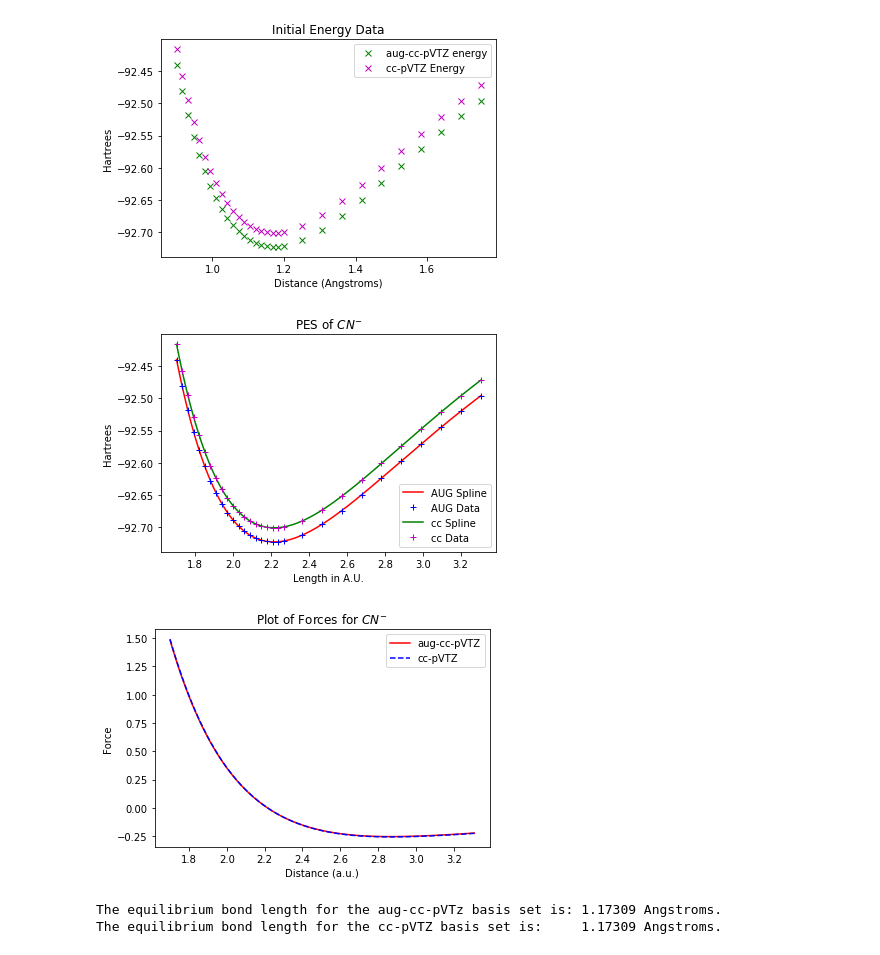
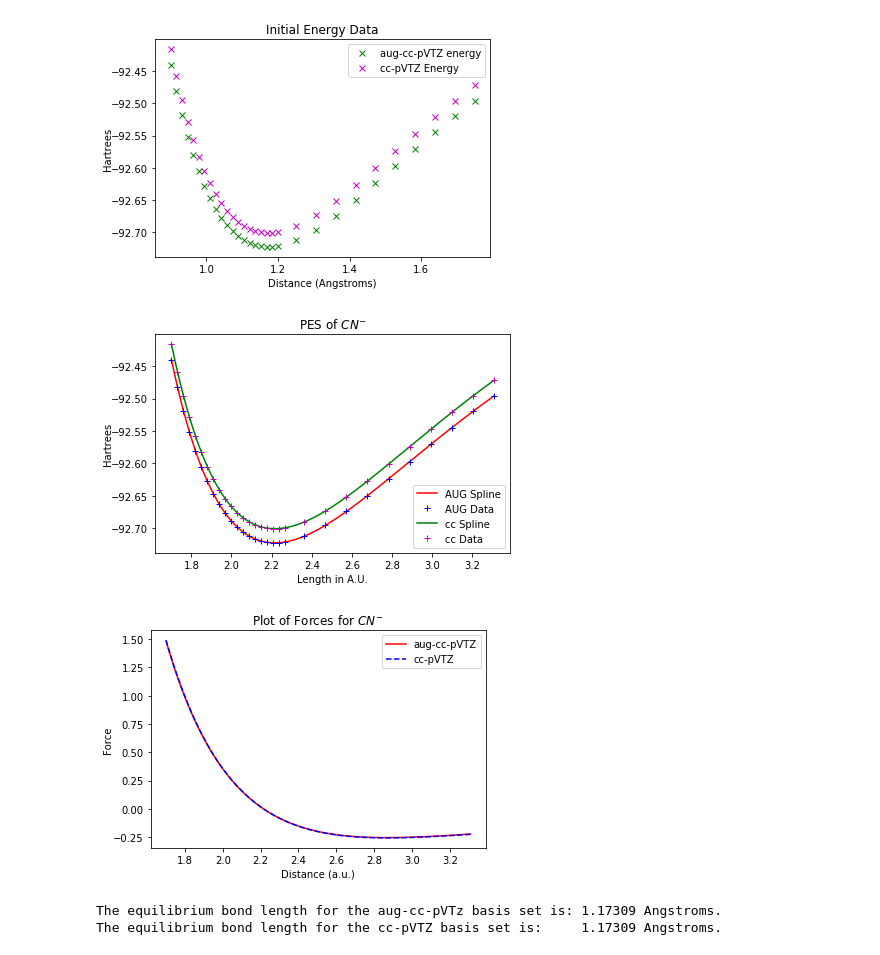
Before and after one commit to theinzmann/cyanide_project, a Jupyter notebook: cyanide.ipynb, the cells around one changed output. Saved outputs shown, nothing was run; the diff lists cells and outputs as text; code cells hidden in the pictures.

```diff
--- a/cyanide.ipynb
+++ b/cyanide.ipynb
@@ -30,11 +30,11 @@ for mol in molecule_len:
 # %%
 plt.plot(r_array,AUG_cc_pVTZ,'gx', label='aug-cc-pVTZ energy')
 plt.plot(r_array,cc_pVTZ,'mx',label='cc-pVTZ Energy')
-plt.legend(); plt.xlabel('Distance (Angstroms)'); plt.ylabel('Hartrees')
+plt.legend(); plt.xlabel('Distance (Angstroms)'); plt.ylabel('Hartrees', labelpad=-2)
 plt.title('Initial Energy Data'); plt.savefig('initial_energies.png', dpi=300)
 plt.show()
 # %% [output]
-[figure, old version]
+[figure, new version]
 # %%
 ### convert to A.U.
 r_array_au = r_array*1.89
@@ -43,20 +43,21 @@ cc_spline = InterpolatedUnivariateSpline(r_array_au, cc_pVTZ, k=3)
 # %%
 r_plot = np.linspace(0.9*1.89, 1.75*1.89, 250)
 ### computes the spline functions for two basis sets
 inter_aug = aug_spline(r_plot)
 inter_cc = cc_spline(r_plot)
 
 ### plots the spline functions and the original data for comparision
 plt.figure()
 plt.plot(r_plot, inter_aug, 'r-', label='AUG Spline')
 plt.plot(r_array_au, AUG_cc_pVTZ, 'b+', label='AUG Data')
 plt.plot(r_plot, inter_cc, 'g-', label='cc Spline')
 plt.plot(r_array_au, cc_pVTZ, 'm+', label='cc Data')
-plt.xlabel('Length in A.U.'); plt.ylabel('Hartrees'); plt.legend()
+plt.xlabel('Length in A.U.'); plt.ylabel('Hartrees',labelpad=-2); plt.legend()
 plt.title('PES of $CN^{-}$'); plt.savefig('pes_comparison.png', dpi=300)
+plt.tight_layout()
 plt.show()
 # %% [output]
-[figure, old version]
+[figure, new version]
 # %%
 ### compute the function for the force plot
 aug_force_spline = aug_spline.derivative()
@@ -66,12 +67,12 @@ cc_force_spline = cc_spline.derivative()
 plt.figure()
 plt.plot(r_plot, -1*aug_force_spline(r_plot), 'r-', label='aug-cc-pVTZ')
 plt.plot(r_plot, -1*cc_force_spline(r_plot), 'b--', label='cc-pVTZ')
-plt.xlabel('Distance (a.u.)'); plt.ylabel('Force')
+plt.xlabel('Distance (a.u.)'); plt.ylabel('Force', labelpad=0)
 plt.title('Plot of Forces for $CN^{-}$'); plt.legend()
 plt.savefig('forces_plot.png', dpi=300)
 plt.show()
 # %% [output]
-[figure, old version]
+[figure, new version]
 # %%
 ### compute equilibrium bond length for both methods
 aug_Req = r_plot[np.argmin(aug_spline(r_plot))]
```
Also changed, not shown: parts of 3 cells of this notebook, 4 other files.
